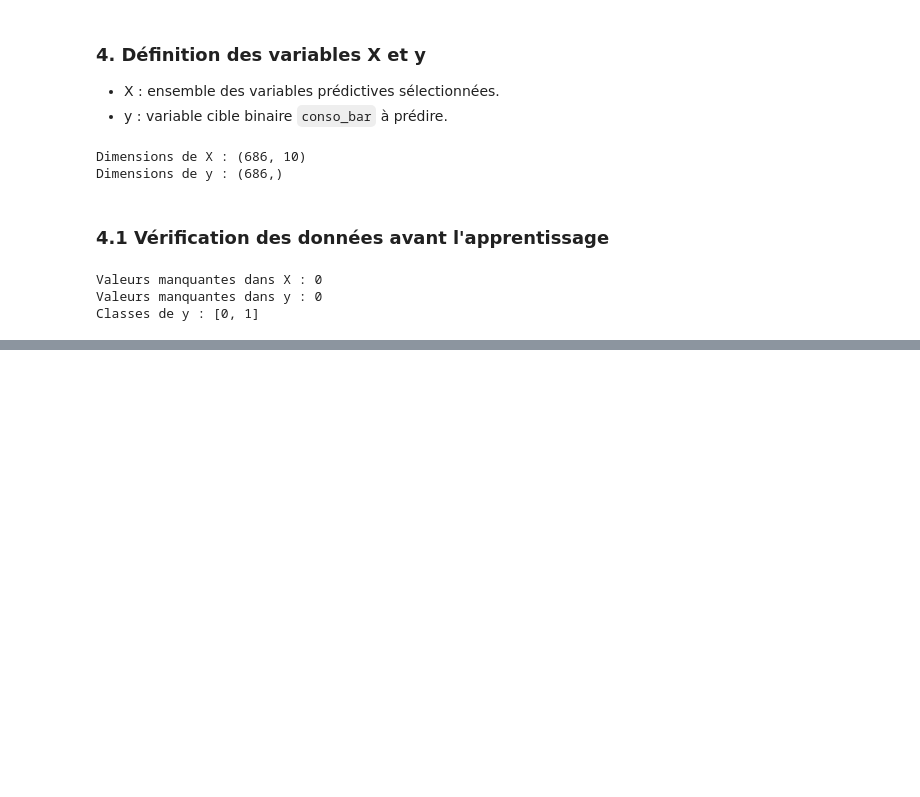
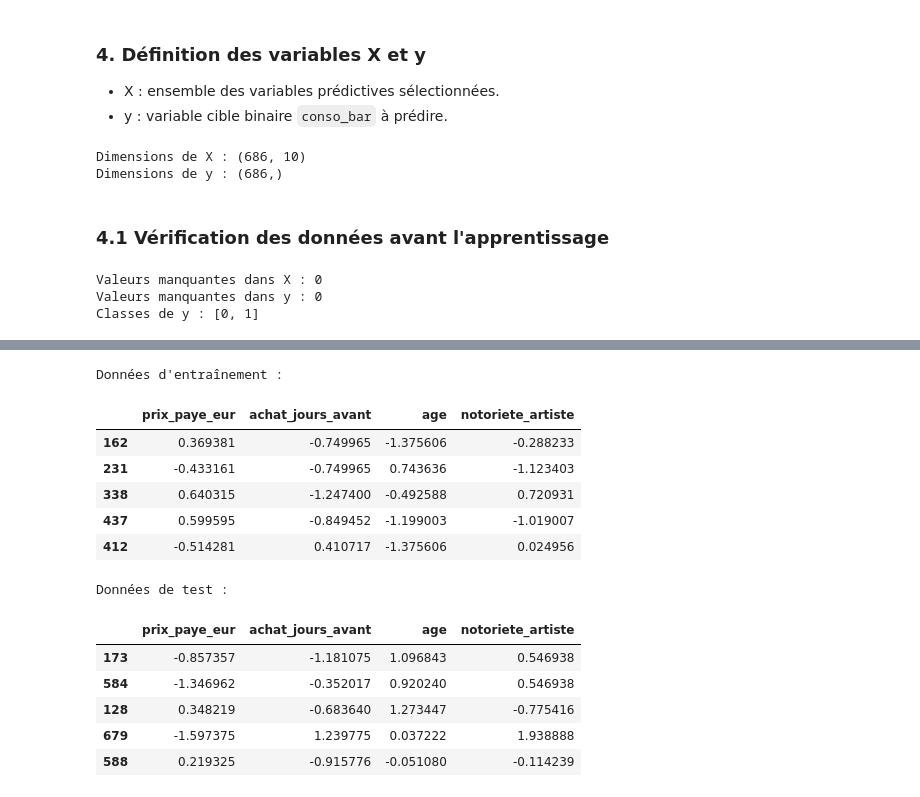
Before and after one commit to Fourkhoub/Projet_DataMining, a Jupyter notebook: notebooks/Question5.ipynb, the cells around one changed output, grey strips where cells are left out. Cells and saved outputs as stored; diff of their text form; code cells hidden in the pictures; blank space fills up the shorter version.

```diff
--- a/notebooks/Question5.ipynb
+++ b/notebooks/Question5.ipynb
@@ -449,0 +533,51 @@ Classes de y : [0, 1]
+# %%
+# Importation de StandardScaler
+from sklearn.preprocessing import StandardScaler
+
+# Initialisation du standardiseur
+scaler = StandardScaler()
+
+# Standardisation des variables numériques d'entraînement
+X_train_num = scaler.fit_transform(
+    X_train[variables_numeriques]
+)
+
+# Standardisation des variables numériques de test
+X_test_num = scaler.transform(
+    X_test[variables_numeriques]
+)
+
+# Conversion des résultats en DataFrames
+X_train_num = pd.DataFrame(
+    X_train_num,
+    columns=variables_numeriques,
+    index=X_train.index
+)
+
+X_test_num = pd.DataFrame(
+    X_test_num,
+    columns=variables_numeriques,
+    index=X_test.index
+)
+
+# Aperçu des données standardisées
+print("Données d'entraînement :")
+display(X_train_num.head())
+
+print("Données de test :")
+display(X_test_num.head())
+# %% [output]
+Données d'entraînement :
+|  | prix_paye_eur | achat_jours_avant | age | notoriete_artiste |
+| 162 | 0.369381 | -0.749965 | -1.375606 | -0.288233 |
+| 231 | -0.433161 | -0.749965 | 0.743636 | -1.123403 |
+| 338 | 0.640315 | -1.247400 | -0.492588 | 0.720931 |
+| 437 | 0.599595 | -0.849452 | -1.199003 | -1.019007 |
+| 412 | -0.514281 | 0.410717 | -1.375606 | 0.024956 |
+Données de test :
+|  | prix_paye_eur | achat_jours_avant | age | notoriete_artiste |
+| 173 | -0.857357 | -1.181075 | 1.096843 | 0.546938 |
+| 584 | -1.346962 | -0.352017 | 0.920240 | 0.546938 |
+| 128 | 0.348219 | -0.683640 | 1.273447 | -0.775416 |
+| 679 | -1.597375 | 1.239775 | 0.037222 | 1.938888 |
+| 588 | 0.219325 | -0.915776 | -0.051080 | -0.114239 |
```
Also changed, not shown: parts of 27 cells of this notebook.
